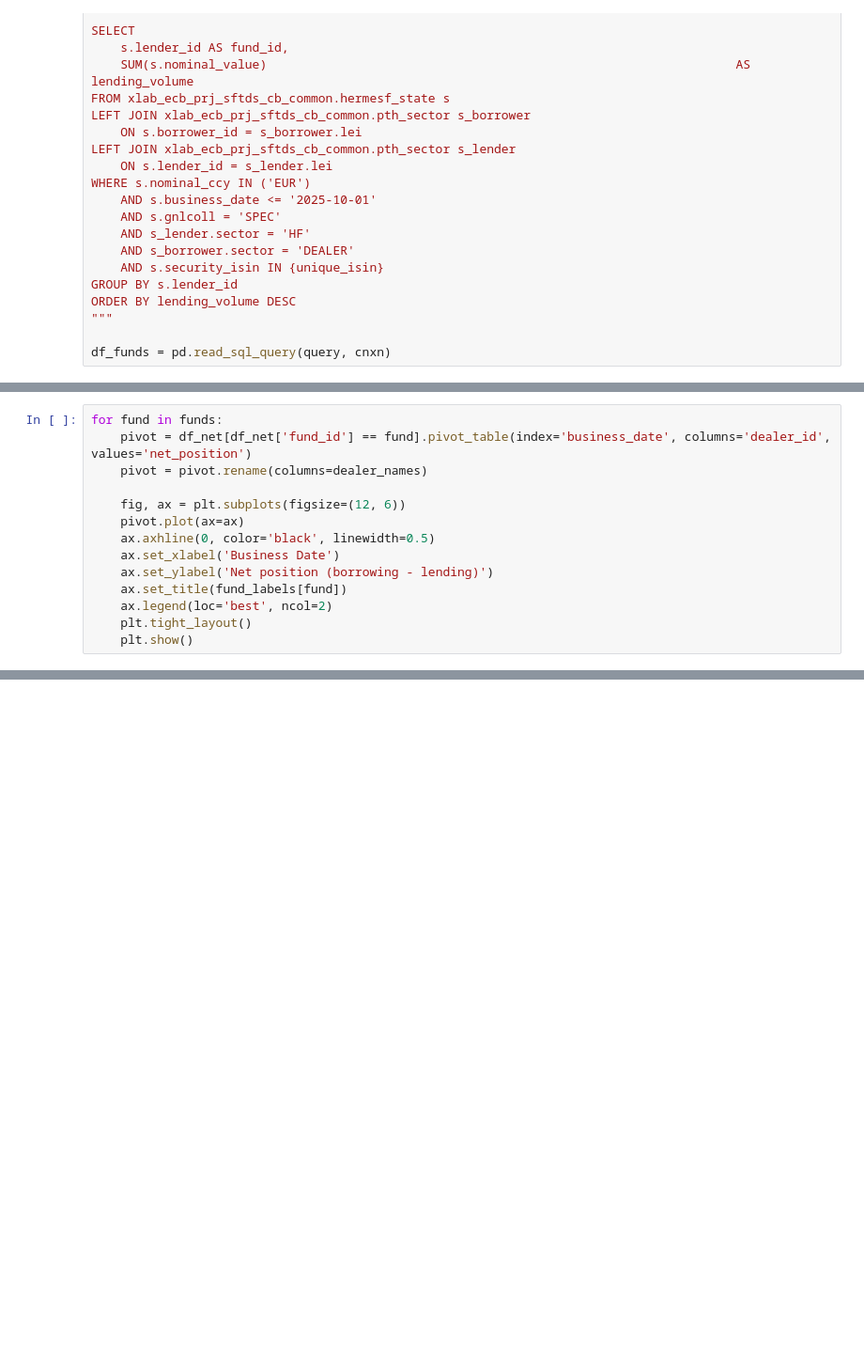
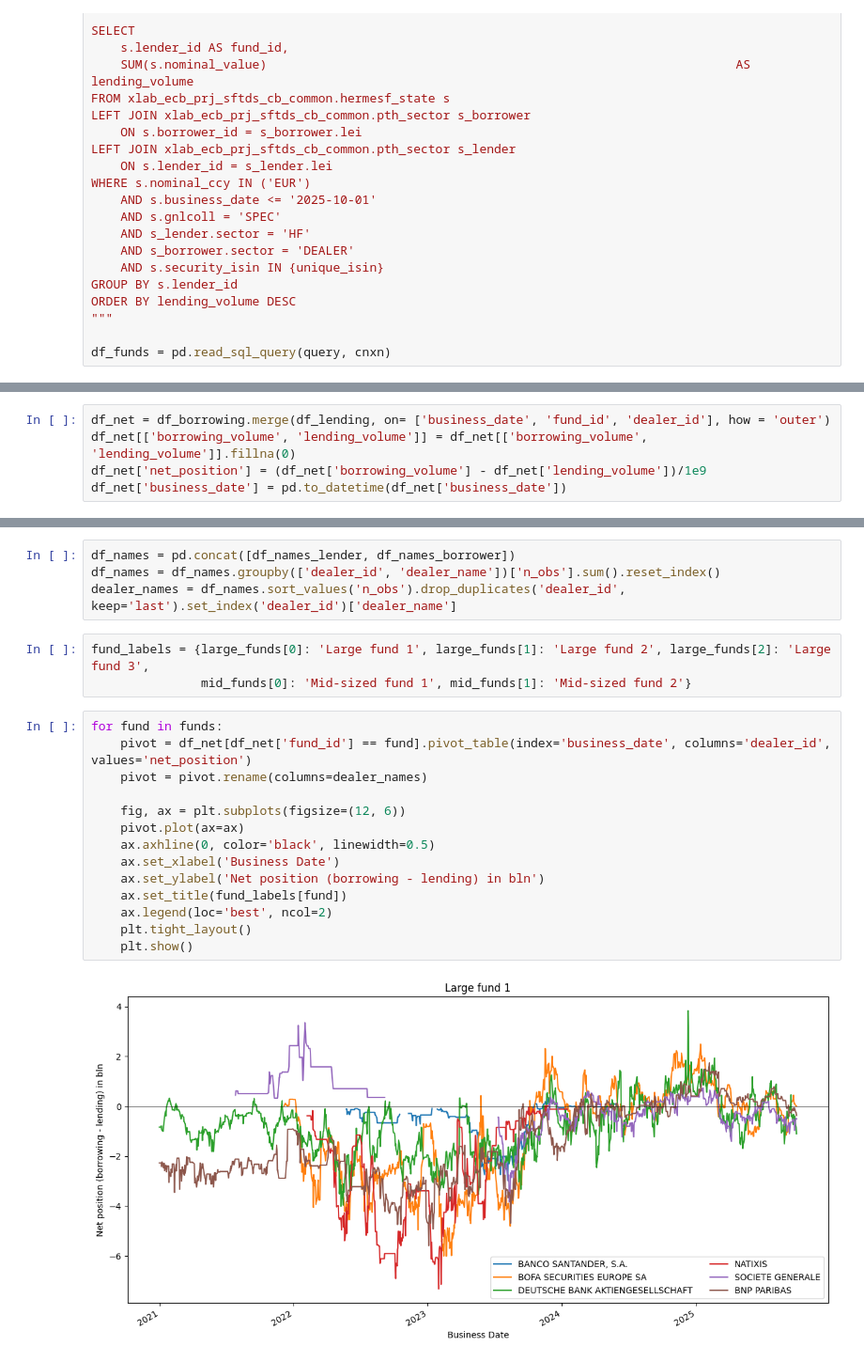
Before and after one commit to FelixHrms/HFStrat, a Jupyter notebook: code/dealer_fragility_descriptives.ipynb, the cells around one changed output, grey strips where cells are left out. Shown at 94% size. Drawn from its saved outputs; the diff is of its cells as text; blank space fills up the shorter version.

```diff
--- a/code/dealer_fragility_descriptives.ipynb
+++ b/code/dealer_fragility_descriptives.ipynb
@@ -187,14 +75,0 @@ fund_labels = {large_funds[0]: 'Large fund 1', large_funds[1]: 'Large fund 2',
-# %%
-for fund in funds:
-    pivot = df_net[df_net['fund_id'] == fund].pivot_table(index='business_date', columns='dealer_id', values='net_position')
-    pivot = pivot.rename(columns=dealer_names)
-
-    fig, ax = plt.subplots(figsize=(12, 6))
-    pivot.plot(ax=ax)
-    ax.axhline(0, color='black', linewidth=0.5)
-    ax.set_xlabel('Business Date')
-    ax.set_ylabel('Net position (borrowing - lending)')
-    ax.set_title(fund_labels[fund])
-    ax.legend(loc='best', ncol=2)
-    plt.tight_layout()
-    plt.show()
@@ -200,0 +128,5 @@ for fund in funds:
+# %%
+df_net = df_borrowing.merge(df_lending, on= ['business_date', 'fund_id', 'dealer_id'], how = 'outer')
+df_net[['borrowing_volume', 'lending_volume']] = df_net[['borrowing_volume', 'lending_volume']].fillna(0)
+df_net['net_position'] = (df_net['borrowing_volume'] - df_net['lending_volume'])/1e9
+df_net['business_date'] = pd.to_datetime(df_net['business_date'])
@@ -200,0 +179,23 @@ for fund in funds:
+# %%
+df_names = pd.concat([df_names_lender, df_names_borrower])
+df_names = df_names.groupby(['dealer_id', 'dealer_name'])['n_obs'].sum().reset_index()
+dealer_names = df_names.sort_values('n_obs').drop_duplicates('dealer_id', keep='last').set_index('dealer_id')['dealer_name']
+# %%
+fund_labels = {large_funds[0]: 'Large fund 1', large_funds[1]: 'Large fund 2', large_funds[2]: 'Large fund 3',
+               mid_funds[0]: 'Mid-sized fund 1', mid_funds[1]: 'Mid-sized fund 2'}
+# %%
+for fund in funds:
+    pivot = df_net[df_net['fund_id'] == fund].pivot_table(index='business_date', columns='dealer_id', values='net_position')
+    pivot = pivot.rename(columns=dealer_names)
+
+    fig, ax = plt.subplots(figsize=(12, 6))
+    pivot.plot(ax=ax)
+    ax.axhline(0, color='black', linewidth=0.5)
+    ax.set_xlabel('Business Date')
+    ax.set_ylabel('Net position (borrowing - lending) in bln')
+    ax.set_title(fund_labels[fund])
+    ax.legend(loc='best', ncol=2)
+    plt.tight_layout()
+    plt.show()
+# %% [output]
+[figure, added]
```
Also changed, not shown: parts of 15 cells of this notebook.
